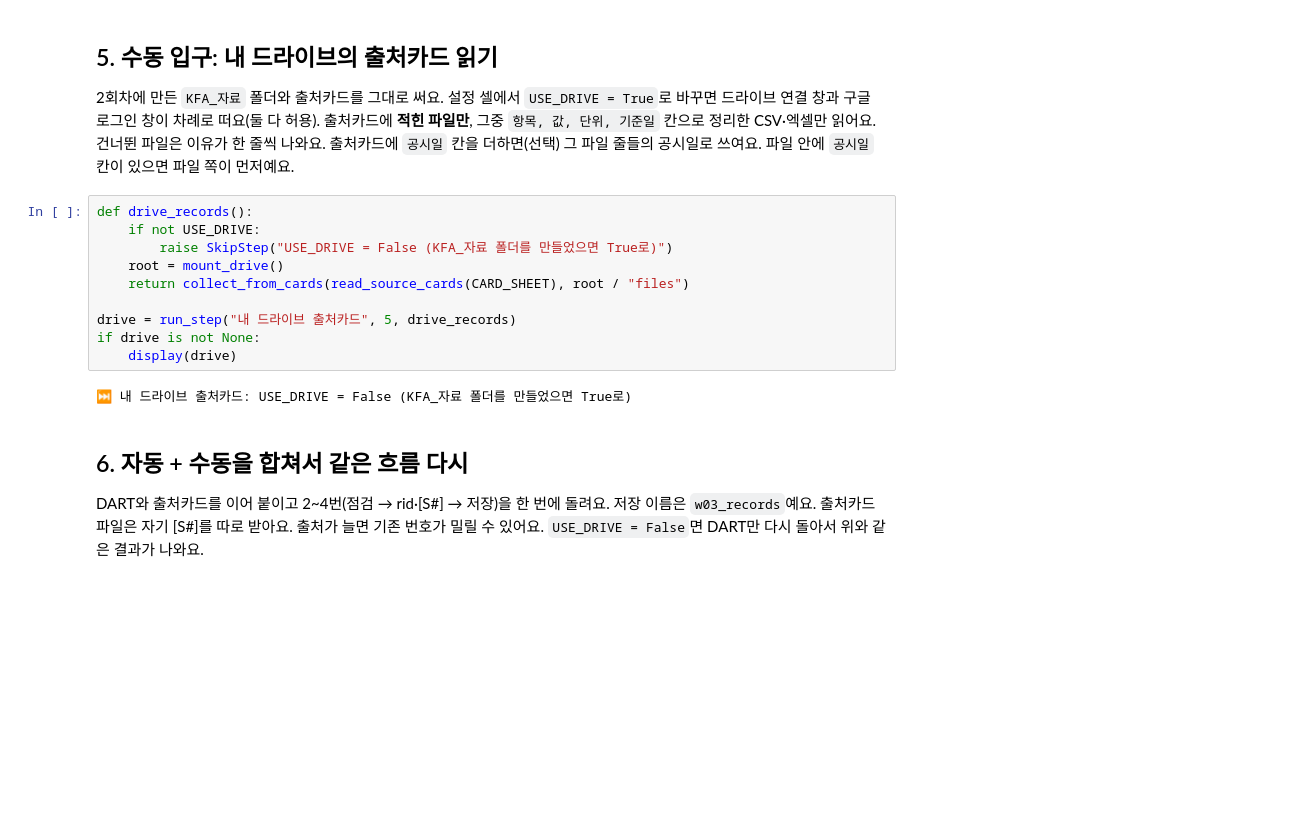
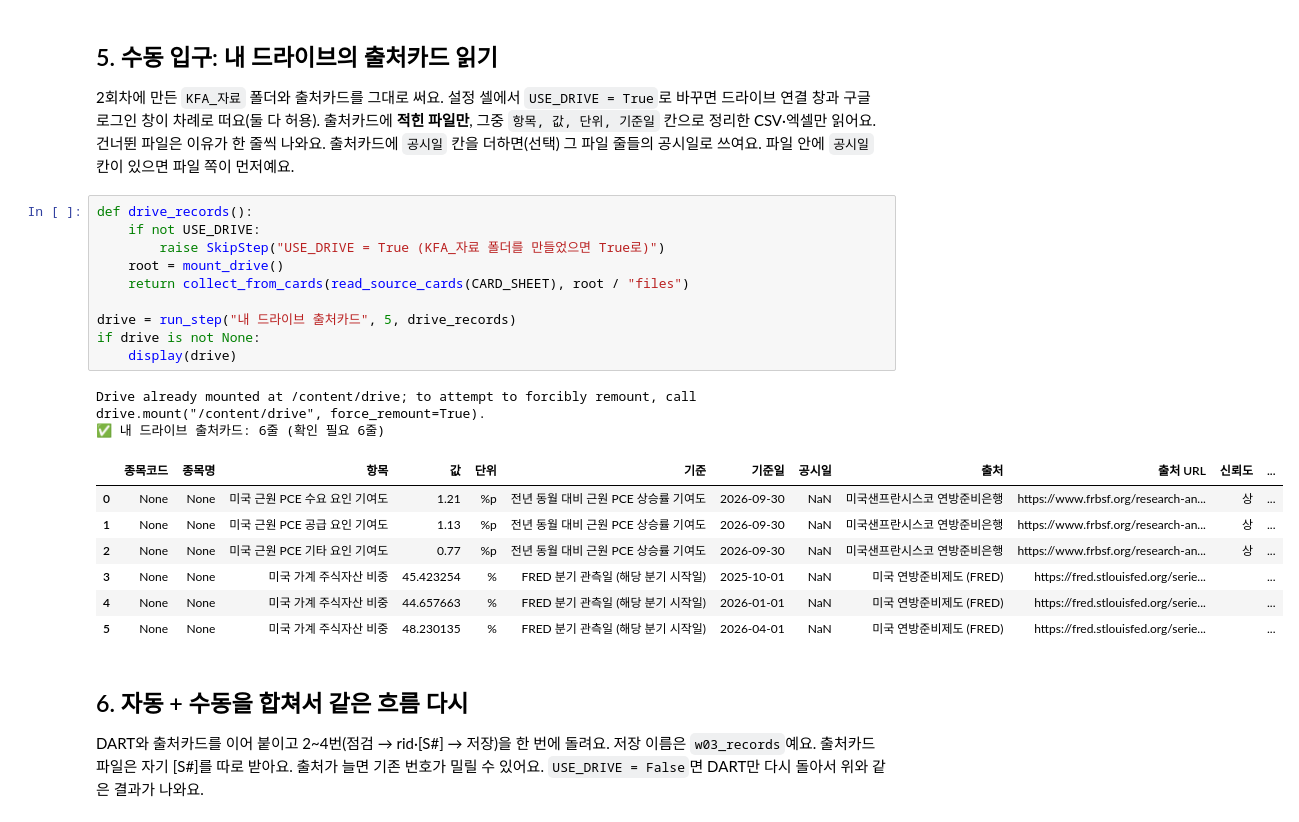
Before and after one commit to jeminson-maker/kfa-ai-agent, a Jupyter notebook: w03_엔진.ipynb, the cells around one changed output. Drawn from its saved outputs; the diff is of its cells as text; blank space fills up the shorter version.

```diff
--- a/w03_엔진.ipynb
+++ b/w03_엔진.ipynb
@@ -949,15 +949,23 @@ else:
 # %%
 def drive_records():
     if not USE_DRIVE:
-        raise SkipStep("USE_DRIVE = False (KFA_자료 폴더를 만들었으면 True로)")
+        raise SkipStep("USE_DRIVE = True (KFA_자료 폴더를 만들었으면 True로)")
     root = mount_drive()
     return collect_from_cards(read_source_cards(CARD_SHEET), root / "files")
 
 drive = run_step("내 드라이브 출처카드", 5, drive_records)
 if drive is not None:
     display(drive)
 # %% [output]
-⏭ 내 드라이브 출처카드: USE_DRIVE = False (KFA_자료 폴더를 만들었으면 True로)
+Drive already mounted at /content/drive; to attempt to forcibly remount, call drive.mount("/content/drive", force_remount=True).
+✅ 내 드라이브 출처카드: 6줄 (확인 필요 6줄)
+|  | 종목코드 | 종목명 | 항목 | 값 | 단위 | 기준 | 기준일 | 공시일 | 출처 | 출처 URL | 신뢰도 | ... |
+| 0 | None | None | 미국 근원 PCE 수요 요인 기여도 | 1.21 | %p | 전년 동월 대비 근원 PCE 상승률 기여도 | 2026-09-30 | NaN | 미국샌프란시스코 연방준비은행 | https://www.frbsf.org/research-an... | 상 | ... |
+| 1 | None | None | 미국 근원 PCE 공급 요인 기여도 | 1.13 | %p | 전년 동월 대비 근원 PCE 상승률 기여도 | 2026-09-30 | NaN | 미국샌프란시스코 연방준비은행 | https://www.frbsf.org/research-an... | 상 | ... |
+| 2 | None | None | 미국 근원 PCE 기타 요인 기여도 | 0.77 | %p | 전년 동월 대비 근원 PCE 상승률 기여도 | 2026-09-30 | NaN | 미국샌프란시스코 연방준비은행 | https://www.frbsf.org/research-an... | 상 | ... |
+| 3 | None | None | 미국 가계 주식자산 비중 | 45.423254 | % | FRED 분기 관측일 (해당 분기 시작일) | 2025-10-01 | NaN | 미국 연방준비제도 (FRED) | https://fred.stlouisfed.org/serie... |  | ... |
+| 4 | None | None | 미국 가계 주식자산 비중 | 44.657663 | % | FRED 분기 관측일 (해당 분기 시작일) | 2026-01-01 | NaN | 미국 연방준비제도 (FRED) | https://fred.stlouisfed.org/serie... |  | ... |
+| 5 | None | None | 미국 가계 주식자산 비중 | 48.230135 | % | FRED 분기 관측일 (해당 분기 시작일) | 2026-04-01 | NaN | 미국 연방준비제도 (FRED) | https://fred.stlouisfed.org/serie... |  | ... |
 # %% [markdown]
 ## 6. 자동 + 수동을 합쳐서 같은 흐름 다시
 
```
Also changed, not shown: parts of 3 cells of this notebook.
